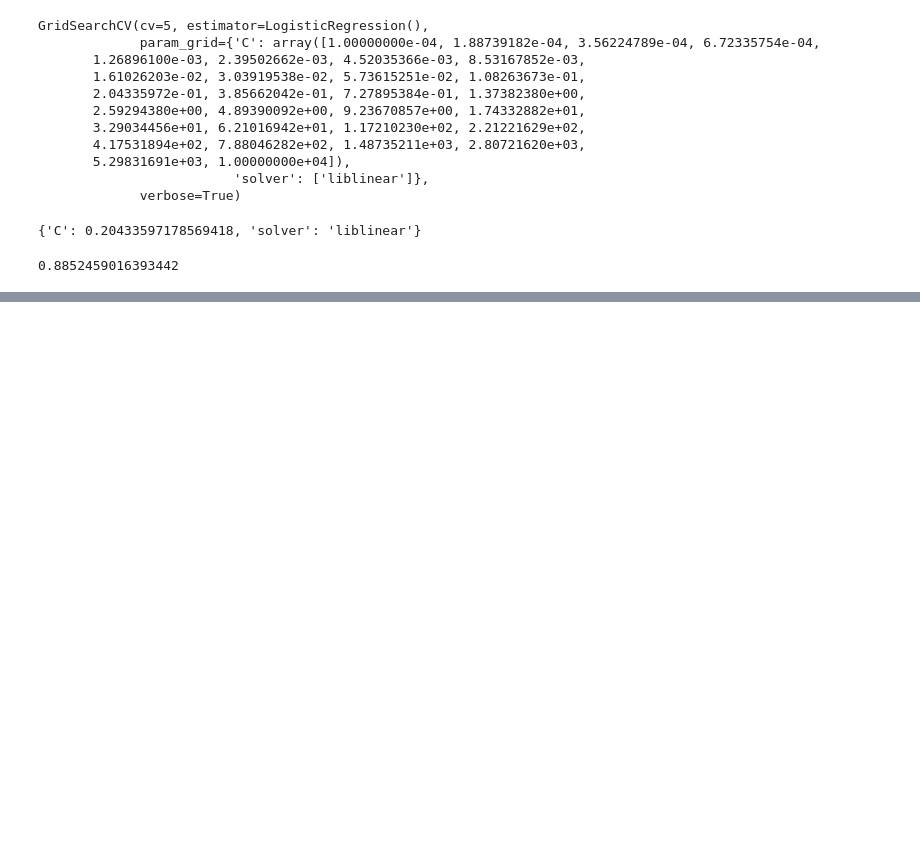
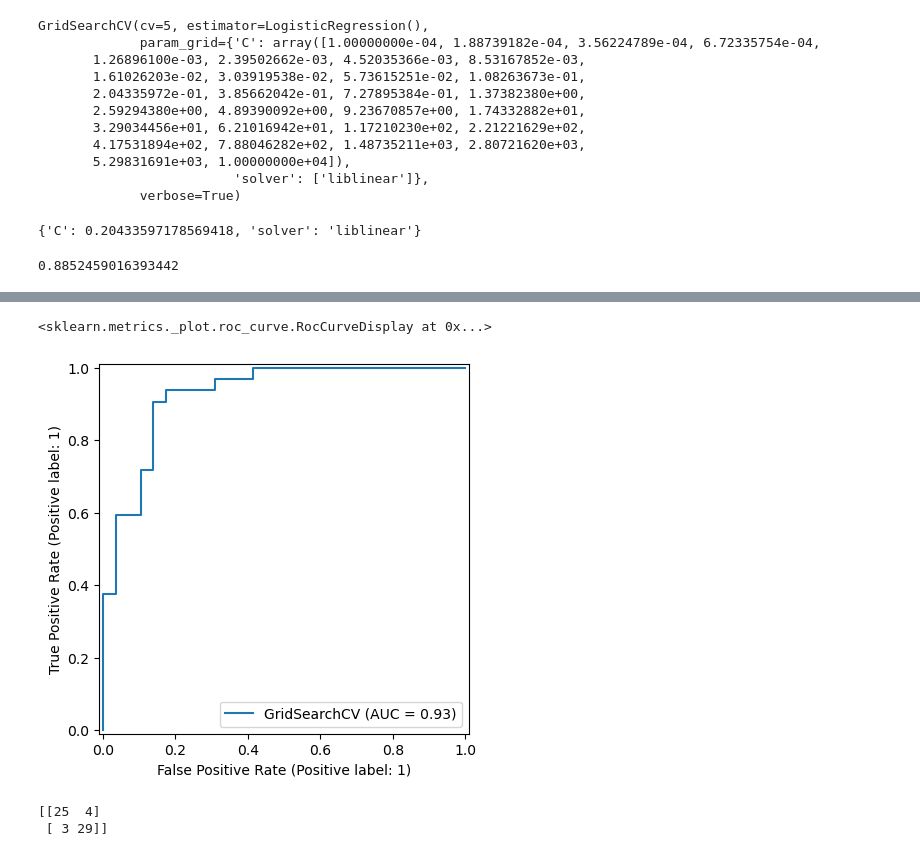
Before and after one commit to mebestaca/heart-disease-project, a Jupyter notebook: end-to-end-heart-disease-classification.ipynb, the cells around one changed output, grey strips where cells are left out. Saved outputs shown, nothing was run; the diff lists cells and outputs as text; code cells hidden in the pictures; blank space fills up the shorter version.

```diff
--- a/end-to-end-heart-disease-classification.ipynb
+++ b/end-to-end-heart-disease-classification.ipynb
@@ -699,0 +736,11 @@ gs_log_reg.score(X_test, y_test)
+# %%
+RocCurveDisplay.from_estimator(gs_log_reg, X_test, y_test)
+# %% [output]
+<sklearn.metrics._plot.roc_curve.RocCurveDisplay at 0x...>
+[figure, added]
+# %%
+# confusion matrix
+print(confusion_matrix(y_test, y_preds))
+# %% [output]
+[[25  4]
+ [ 3 29]]
```
Also changed, not shown: parts of 4 cells of this notebook.
